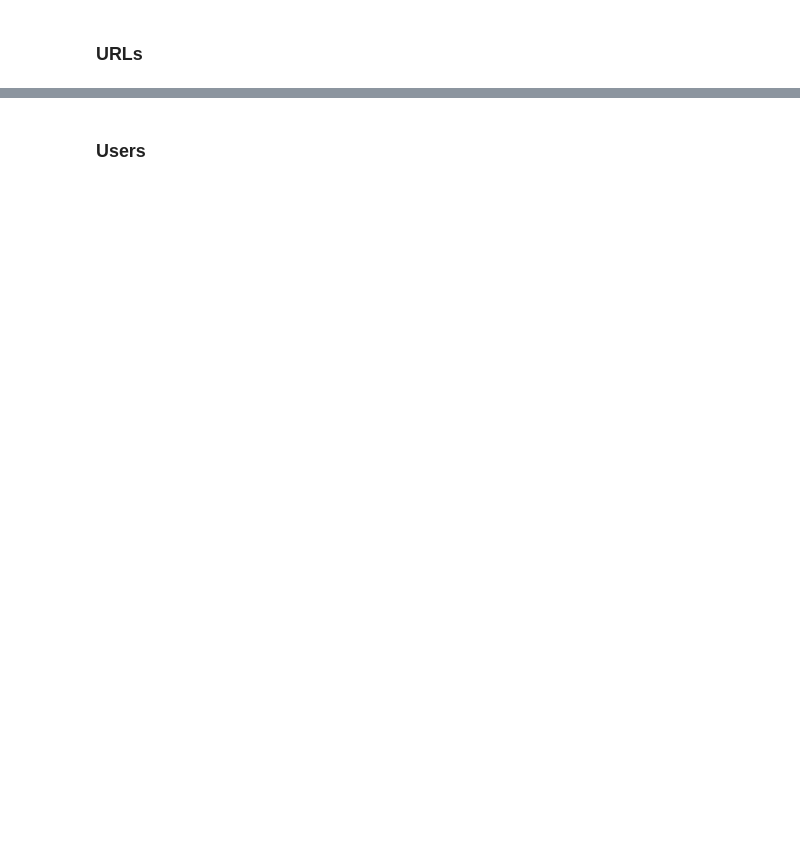
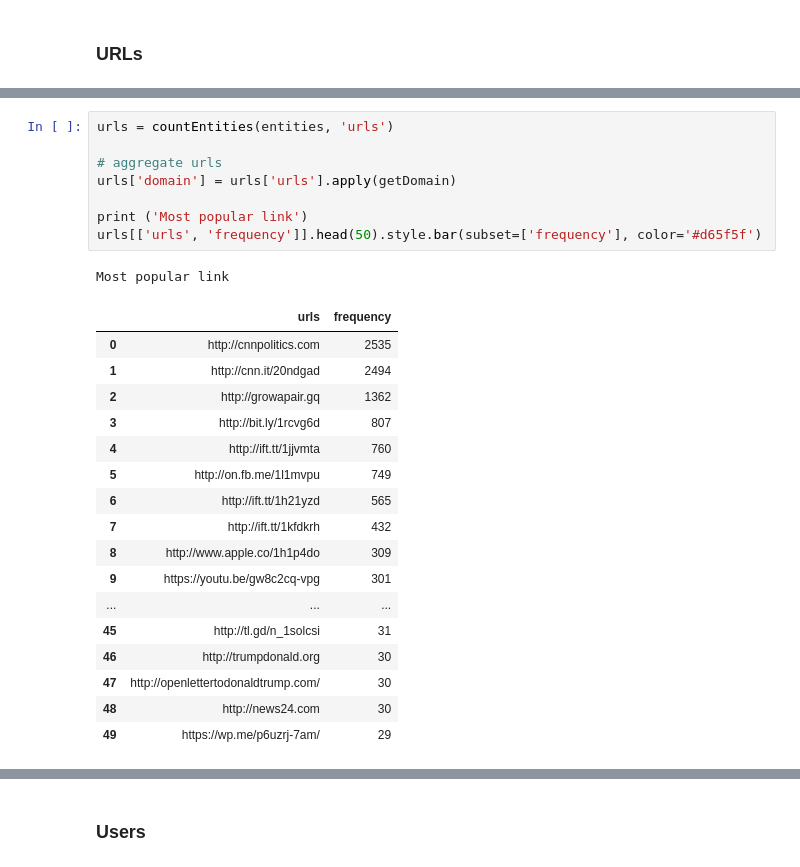
Before and after one commit to rl-grimey/polititweets, a Jupyter notebook: notebooks/bots/bot-tweet-entities.ipynb, the cells around one changed output, grey strips where cells are left out. Drawn from its saved outputs; the diff is of its cells as text; blank space fills up the shorter version.

```diff
--- a/notebooks/bots/bot-tweet-entities.ipynb
+++ b/notebooks/bots/bot-tweet-entities.ipynb
@@ -262,0 +211,27 @@ urls.head(50)
+# %%
+urls = countEntities(entities, 'urls')
+
+# aggregate urls
+urls['domain'] = urls['urls'].apply(getDomain)
+
+print ('Most popular link')
+urls[['urls', 'frequency']].head(50).style.bar(subset=['frequency'], color='#d65f5f')
+# %% [output]
+Most popular link
+|  | urls | frequency |
+| 0 | http://cnnpolitics.com | 2535 |
+| 1 | http://cnn.it/20ndgad | 2494 |
+| 2 | http://growapair.gq | 1362 |
+| 3 | http://bit.ly/1rcvg6d | 807 |
+| 4 | http://ift.tt/1jjvmta | 760 |
+| 5 | http://on.fb.me/1l1mvpu | 749 |
+| 6 | http://ift.tt/1h21yzd | 565 |
+| 7 | http://ift.tt/1kfdkrh | 432 |
+| 8 | http://www.apple.co/1h1p4do | 309 |
+| 9 | https://youtu.be/gw8c2cq-vpg | 301 |
+| ... | ... | ... |
+| 45 | http://tl.gd/n_1solcsi | 31 |
+| 46 | http://trumpdonald.org | 30 |
+| 47 | http://openlettertodonaldtrump.com/ | 30 |
+| 48 | http://news24.com | 30 |
+| 49 | https://wp.me/p6uzrj-7am/ | 29 |
```
Also changed, not shown: parts of 12 cells of this notebook, 1 other file.
